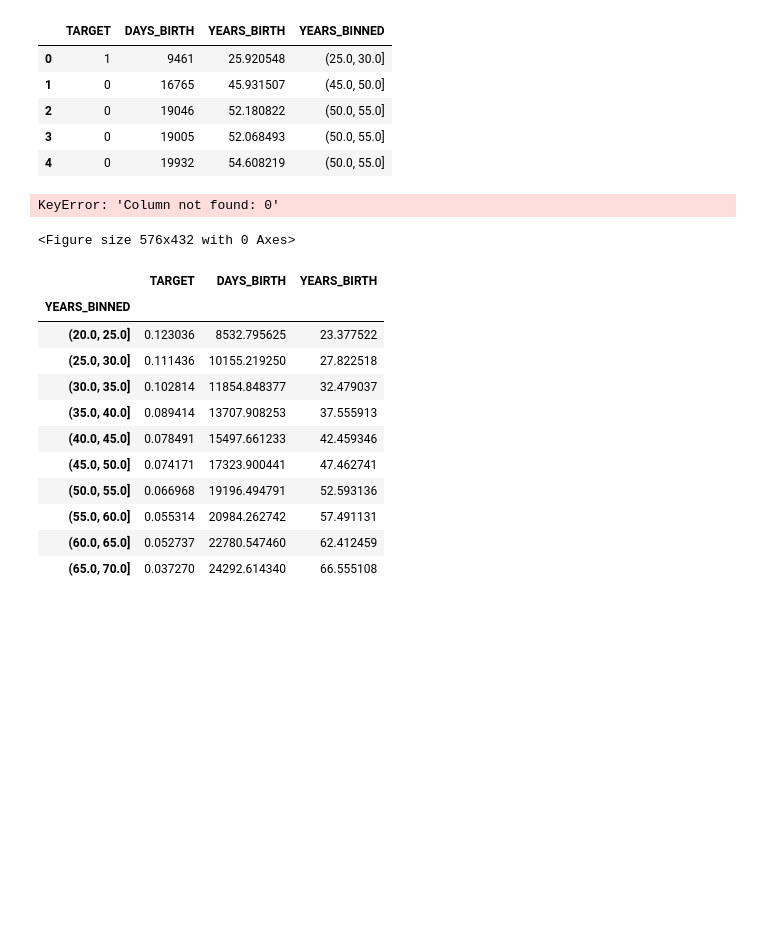
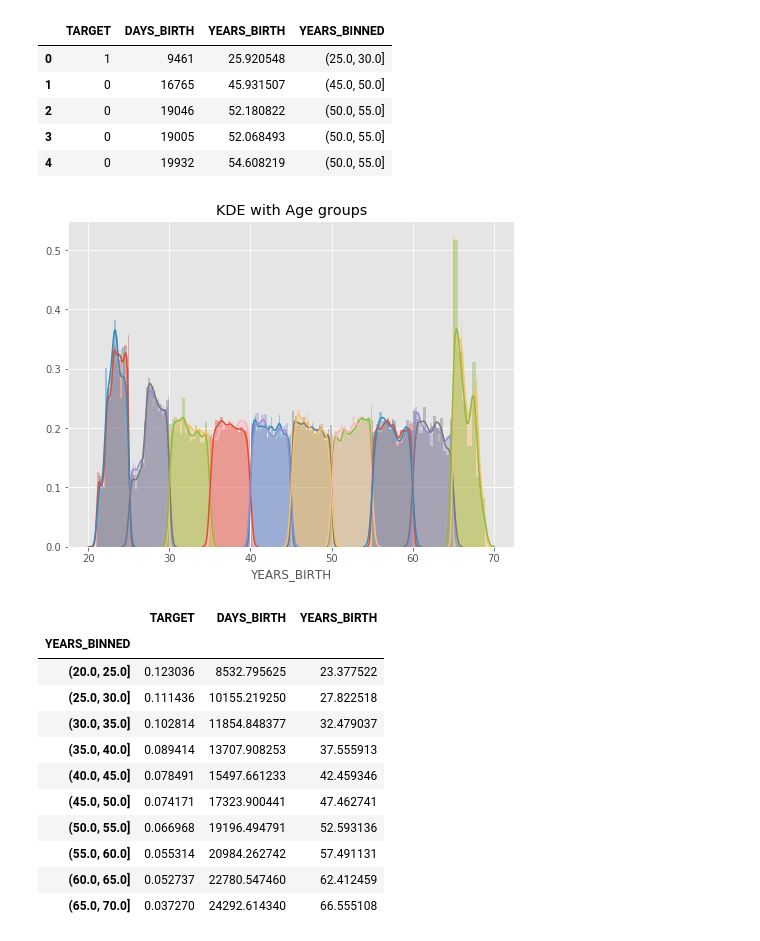
Before and after one commit to yyy110011/2nd-ML100Days, a Jupyter notebook: homework/Day_011_HW.ipynb, the cells around one changed output. Cells and saved outputs as stored; diff of their text form; code cells hidden in the pictures; blank space fills up the shorter version.

```diff
--- a/homework/Day_011_HW.ipynb
+++ b/homework/Day_011_HW.ipynb
@@ -27,7 +27,7 @@ import warnings
 warnings.filterwarnings('ignore')
 
 # 設定 data_path
-dir_data = '../../data/Part01'
+dir_data = '../data/Part01'
 # %%
 # 讀取檔案
 f_app = os.path.join(dir_data, 'application_train.csv')
@@ -85,22 +85,21 @@ Name: YEARS_BINNED, dtype: int64
 # %%
 # 繪圖前先排序 / 分組
 """
 Your Code Here
 """
-year_group_sorted = age_data.sort_values(by='YEARS_BIRTH').groupby('TARGET')
+year_group_sorted = np.sort(age_data['YEARS_BINNED'].unique())
 
 plt.figure(figsize=(8,6))
 for i in range(len(year_group_sorted)):
     sns.distplot(age_data.loc[(age_data['YEARS_BINNED'] == year_group_sorted[i]) & \
                               (age_data['TARGET'] == 0), 'YEARS_BIRTH'], label = str(year_group_sorted[i]))
 
     sns.distplot(age_data.loc[(age_data['YEARS_BINNED'] == year_group_sorted[i]) & \
                               (age_data['TARGET'] == 1), 'YEARS_BIRTH'], label = str(year_group_sorted[i]))
 plt.title('KDE with Age groups')
 plt.show()
 # %% [output]
-KeyError: 'Column not found: 0'
-<Figure size 576x432 with 0 Axes>
+[figure, added]
 # %%
 # 計算每個年齡區間的 Target、DAYS_BIRTH與 YEARS_BIRTH 的平均值
 age_groups  = age_data.groupby('YEARS_BINNED').mean()
```
Also changed, not shown: parts of 2 cells of this notebook.
